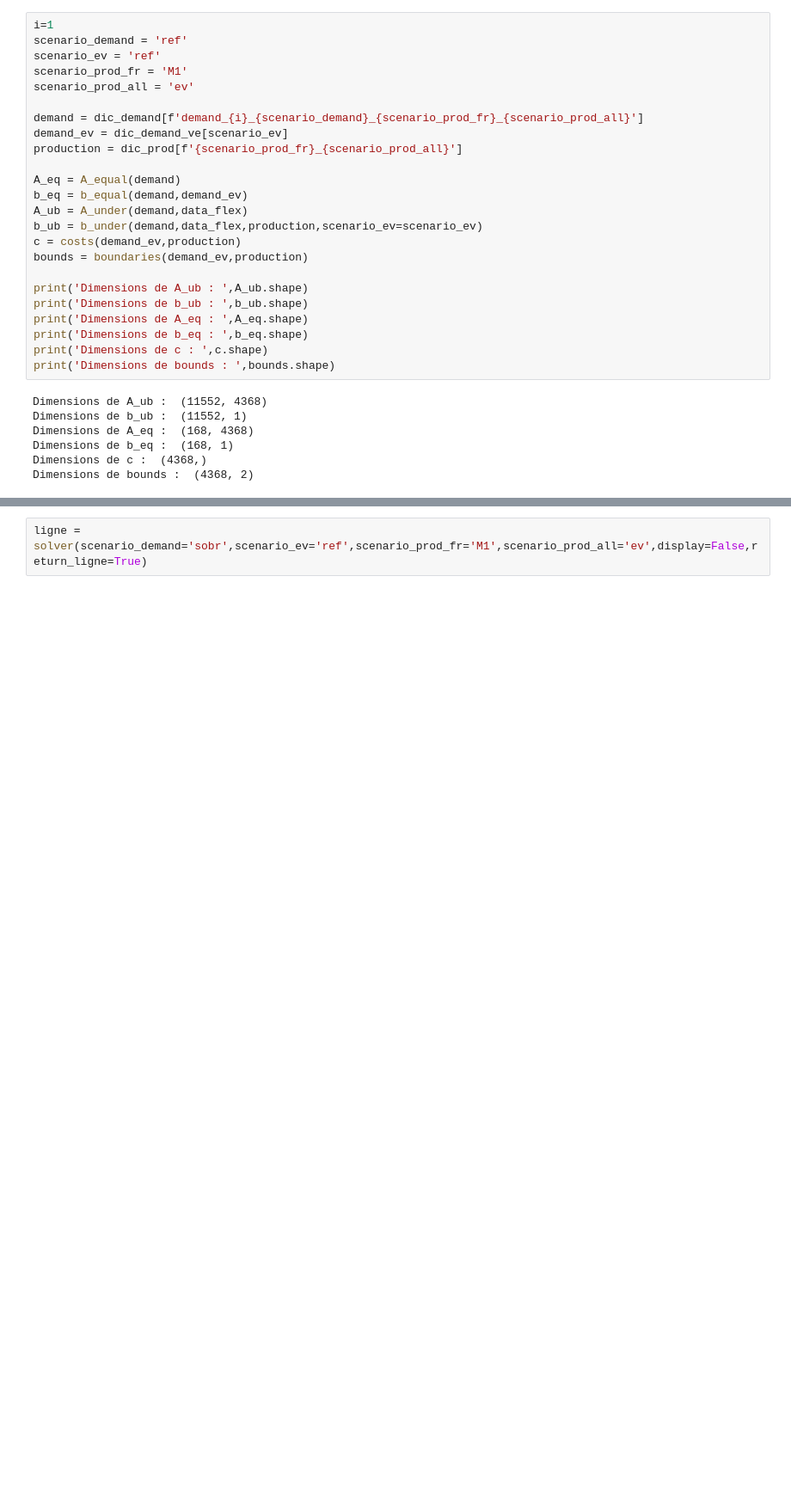
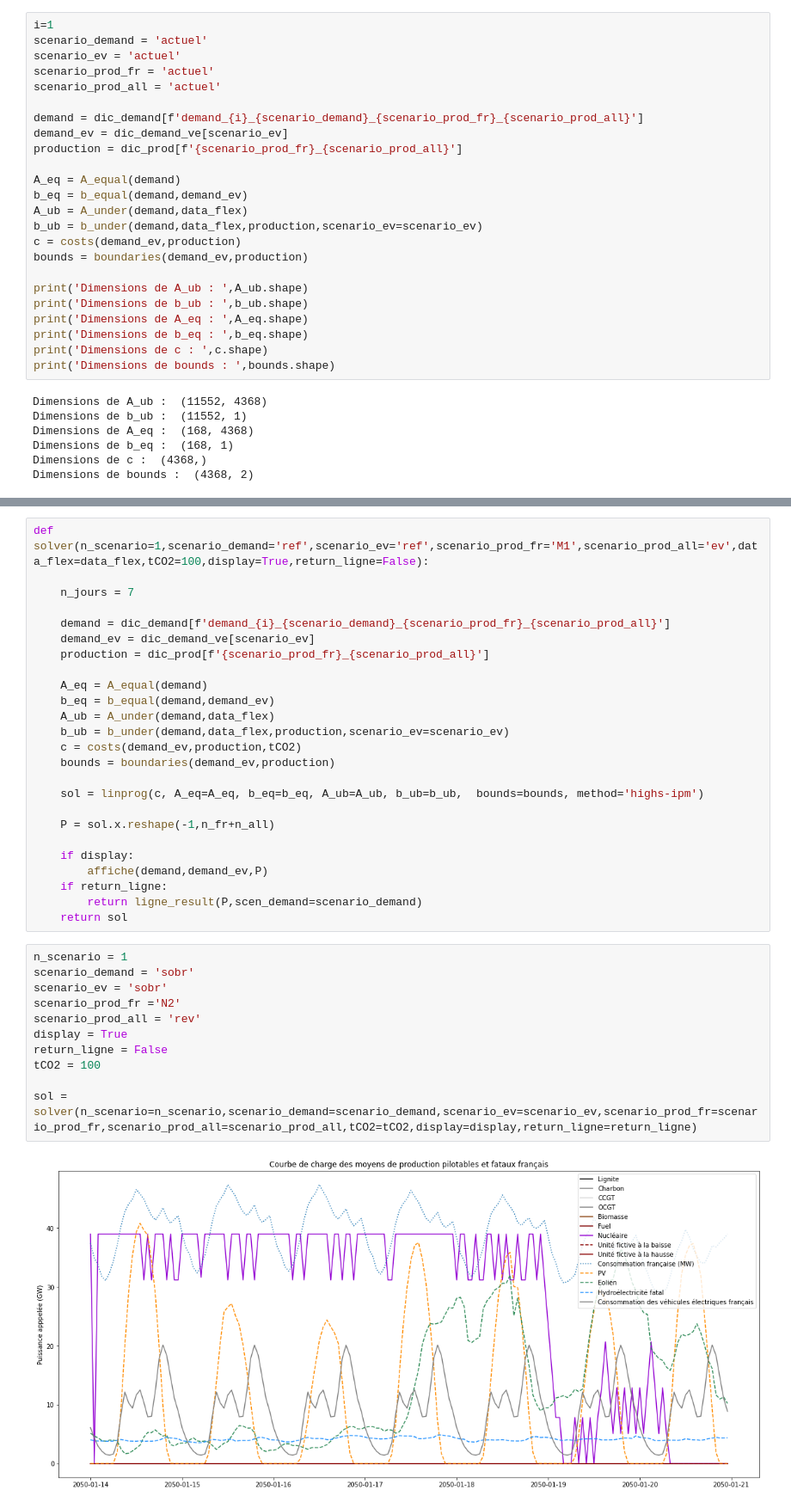
Before and after one commit to Vladeptres/Projet-integrateur, a Jupyter notebook: Projet intégrateur_v2.ipynb, the cells around one changed output, grey strips where cells are left out. Shown at 86% size. Saved outputs shown, nothing was run; the diff lists cells and outputs as text; blank space fills up the shorter version.

```diff
--- a/Projet intégrateur_v2.ipynb
+++ b/Projet intégrateur_v2.ipynb
@@ -295,10 +311,10 @@ def boundaries(demand_ev,production):
     return np.array(b)
 # %%
 i=1
-scenario_demand = 'ref'
-scenario_ev = 'ref'
-scenario_prod_fr = 'M1'
-scenario_prod_all = 'ev'
+scenario_demand = 'actuel'
+scenario_ev = 'actuel'
+scenario_prod_fr = 'actuel'
+scenario_prod_all = 'actuel'
 
 demand = dic_demand[f'demand_{i}_{scenario_demand}_{scenario_prod_fr}_{scenario_prod_all}']
 demand_ev = dic_demand_ve[scenario_ev]
@@ -592,2 +592,38 @@ def solver(n_scenario=1,scenario_demand='ref',scenario_ev='ref',scenario_prod_fr
+# %%
+def solver(n_scenario=1,scenario_demand='ref',scenario_ev='ref',scenario_prod_fr='M1',scenario_prod_all='ev',data_flex=data_flex,tCO2=100,display=True,return_ligne=False):
+
+    n_jours = 7
+
+    demand = dic_demand[f'demand_{i}_{scenario_demand}_{scenario_prod_fr}_{scenario_prod_all}']
+    demand_ev = dic_demand_ve[scenario_ev]
+    production = dic_prod[f'{scenario_prod_fr}_{scenario_prod_all}']
+
+    A_eq = A_equal(demand)
+    b_eq = b_equal(demand,demand_ev)
+    A_ub = A_under(demand,data_flex)
+    b_ub = b_under(demand,data_flex,production,scenario_ev=scenario_ev)
+    c = costs(demand_ev,production,tCO2)
+    bounds = boundaries(demand_ev,production)
+
+    sol = linprog(c, A_eq=A_eq, b_eq=b_eq, A_ub=A_ub, b_ub=b_ub,  bounds=bounds, method='highs-ipm')
+
+    P = sol.x.reshape(-1,n_fr+n_all)
+
+    if display:
+        affiche(demand,demand_ev,P)
+    if return_ligne:
+        return ligne_result(P,scen_demand=scenario_demand)
+    return sol
 # %%
-ligne = solver(scenario_demand='sobr',scenario_ev='ref',scenario_prod_fr='M1',scenario_prod_all='ev',display=False,return_ligne=True)
+n_scenario = 1
+scenario_demand = 'sobr'
+scenario_ev = 'sobr'
+scenario_prod_fr ='N2'
+scenario_prod_all = 'rev'
+display = True
+return_ligne = False
+tCO2 = 100
+
+sol = solver(n_scenario=n_scenario,scenario_demand=scenario_demand,scenario_ev=scenario_ev,scenario_prod_fr=scenario_prod_fr,scenario_prod_all=scenario_prod_all,tCO2=tCO2,display=display,return_ligne=return_ligne)
+# %% [output]
+[figure, added]
```
Also changed, not shown: parts of 19 cells of this notebook, 1 other file.
